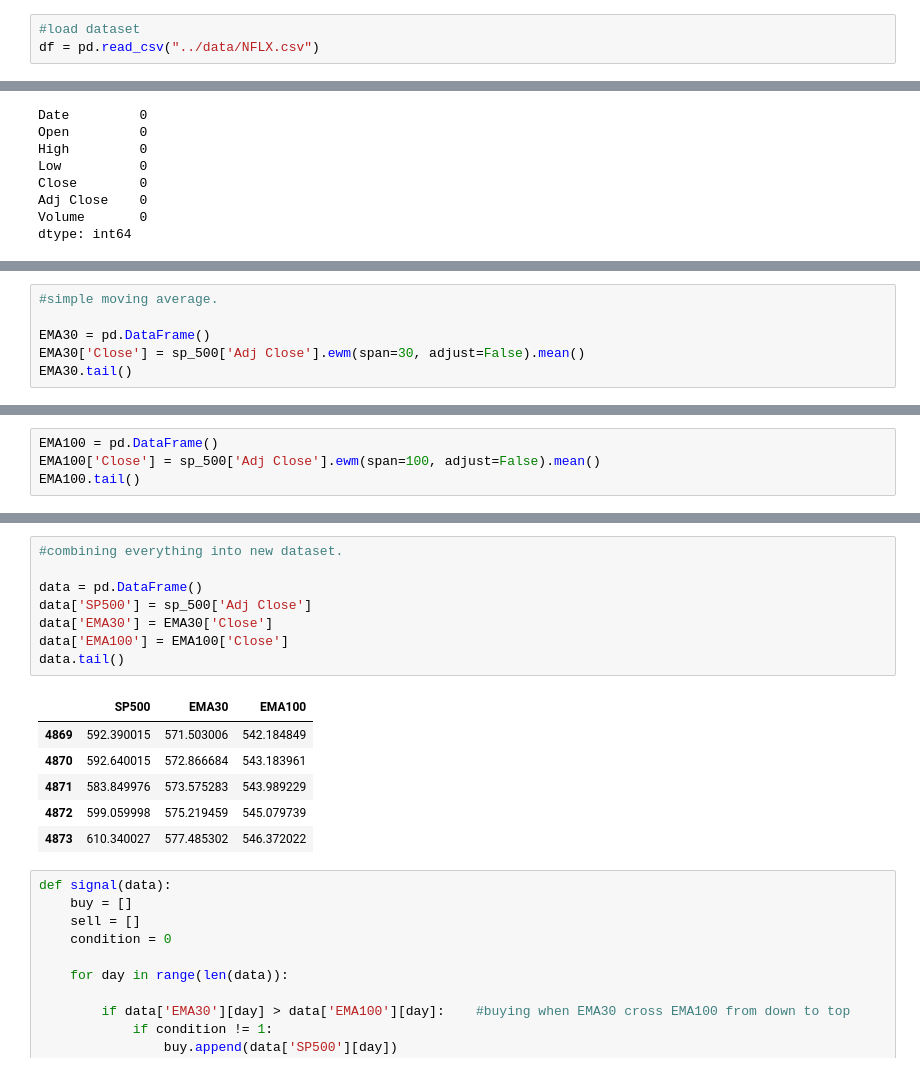
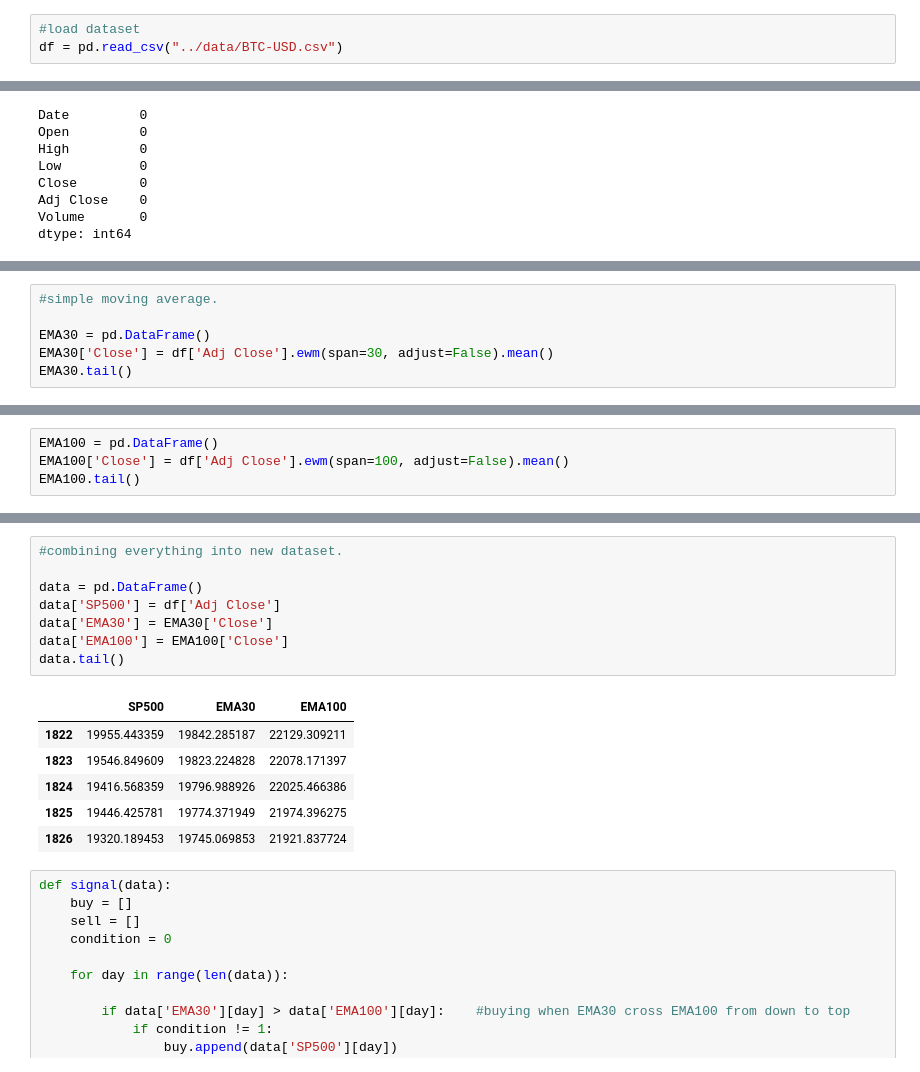
Before and after one commit to TenAcademy/backtesting, a Jupyter notebook: notebooks/backtesting_EDA_bitcoin.ipynb, the cells around one changed output, grey strips where cells are left out. Saved outputs shown, nothing was run; the diff lists cells and outputs as text.

```diff
--- a/notebooks/backtesting_EDA_bitcoin.ipynb
+++ b/notebooks/backtesting_EDA_bitcoin.ipynb
@@ -10,7 +10,7 @@ import matplotlib.pyplot as plt
 plt.style.use('fivethirtyeight')
 # %%
 #load dataset
-df = pd.read_csv("../data/NFLX.csv")
+df = pd.read_csv("../data/BTC-USD.csv")
 # %%
 #data
 df.head()
@@ -49,7 +49,7 @@ plt.show()
 #simple moving average.
 
 EMA30 = pd.DataFrame()
-EMA30['Close'] = sp_500['Adj Close'].ewm(span=30, adjust=False).mean()
+EMA30['Close'] = df['Adj Close'].ewm(span=30, adjust=False).mean()
 EMA30.tail()
 # %% [output]
 |  | Close |
@@ -61,6 +61,6 @@ EMA30.tail()
 # %%
 EMA100 = pd.DataFrame()
-EMA100['Close'] = sp_500['Adj Close'].ewm(span=100, adjust=False).mean()
+EMA100['Close'] = df['Adj Close'].ewm(span=100, adjust=False).mean()
 EMA100.tail()
 # %% [output]
 |  | Close |
@@ -84,18 +84,18 @@ plt.show()
 # %%
 #combining everything into new dataset.
 
 data = pd.DataFrame()
-data['SP500'] = sp_500['Adj Close']
+data['SP500'] = df['Adj Close']
 data['EMA30'] = EMA30['Close']
 data['EMA100'] = EMA100['Close']
 data.tail()
 # %% [output]
 |  | SP500 | EMA30 | EMA100 |
-| 4869 | 592.390015 | 571.503006 | 542.184849 |
-| 4870 | 592.640015 | 572.866684 | 543.183961 |
-| 4871 | 583.849976 | 573.575283 | 543.989229 |
-| 4872 | 599.059998 | 575.219459 | 545.079739 |
-| 4873 | 610.340027 | 577.485302 | 546.372022 |
+| 1822 | 19955.443359 | 19842.285187 | 22129.309211 |
+| 1823 | 19546.849609 | 19823.224828 | 22078.171397 |
+| 1824 | 19416.568359 | 19796.988926 | 22025.466386 |
+| 1825 | 19446.425781 | 19774.371949 | 21974.396275 |
+| 1826 | 19320.189453 | 19745.069853 | 21921.837724 |
 # %%
 def signal(data):
     buy = []
```
Also changed, not shown: parts of 7 cells of this notebook.
